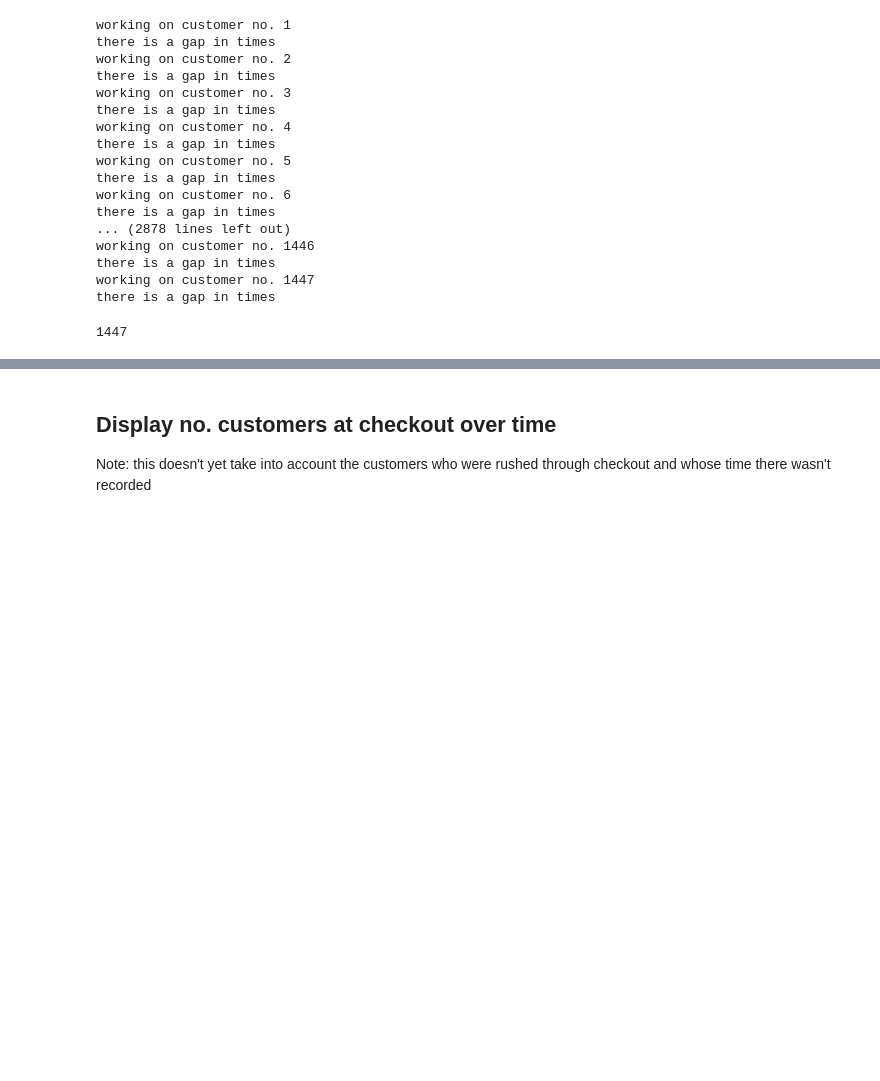
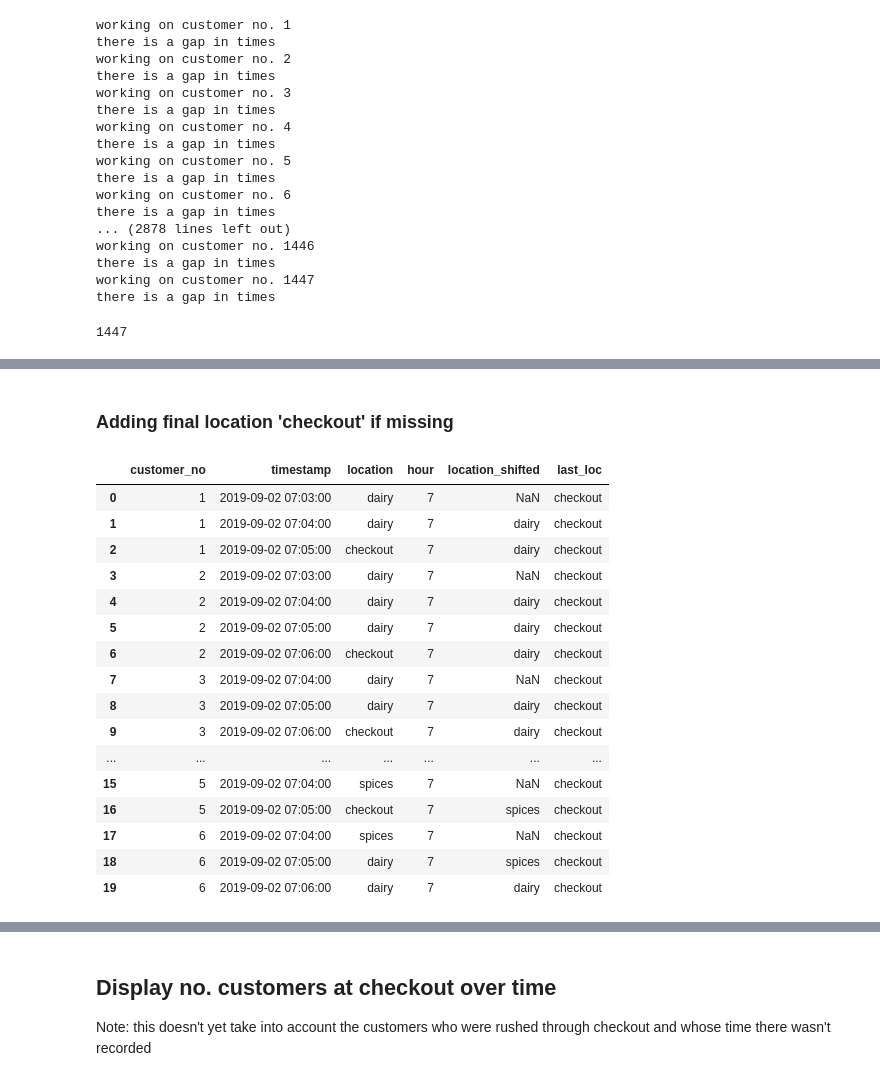
Before and after one commit to Basmatz/Spiced-bootcamp, a Jupyter notebook: Week_8/supermarket_prelim_eda_2020_08_31.ipynb, the cells around one changed output, grey strips where cells are left out. Cells and saved outputs as stored; diff of their text form; code cells hidden in the pictures; blank space fills up the shorter version.

```diff
--- a/Week_8/supermarket_prelim_eda_2020_08_31.ipynb
+++ b/Week_8/supermarket_prelim_eda_2020_08_31.ipynb
@@ -203,0 +226,4 @@ len(filled_data['customer_no'].unique())
+# %%
+filled = filled.drop('customer_no', axis = 1)
+# %%
+filled = filled.reset_index()
@@ -203,0 +243,2 @@ len(filled_data['customer_no'].unique())
+# %%
+filled['location_shifted'] = filled.groupby('customer_no')['location'].shift(1)
@@ -203,0 +265,26 @@ len(filled_data['customer_no'].unique())
+# %% [markdown]
+### Adding final location 'checkout' if missing
+# %%
+# find final location of each customer
+
+filled['last_loc'] = filled.groupby('customer_no')['location'].transform('last')
+# %%
+filled.head(20)
+# %% [output]
+|  | customer_no | timestamp | location | hour | location_shifted | last_loc |
+| 0 | 1 | 2019-09-02 07:03:00 | dairy | 7 | NaN | checkout |
+| 1 | 1 | 2019-09-02 07:04:00 | dairy | 7 | dairy | checkout |
+| 2 | 1 | 2019-09-02 07:05:00 | checkout | 7 | dairy | checkout |
+| 3 | 2 | 2019-09-02 07:03:00 | dairy | 7 | NaN | checkout |
+| 4 | 2 | 2019-09-02 07:04:00 | dairy | 7 | dairy | checkout |
+| 5 | 2 | 2019-09-02 07:05:00 | dairy | 7 | dairy | checkout |
+| 6 | 2 | 2019-09-02 07:06:00 | checkout | 7 | dairy | checkout |
+| 7 | 3 | 2019-09-02 07:04:00 | dairy | 7 | NaN | checkout |
+| 8 | 3 | 2019-09-02 07:05:00 | dairy | 7 | dairy | checkout |
+| 9 | 3 | 2019-09-02 07:06:00 | checkout | 7 | dairy | checkout |
+| ... | ... | ... | ... | ... | ... | ... |
+| 15 | 5 | 2019-09-02 07:04:00 | spices | 7 | NaN | checkout |
+| 16 | 5 | 2019-09-02 07:05:00 | checkout | 7 | spices | checkout |
+| 17 | 6 | 2019-09-02 07:04:00 | spices | 7 | NaN | checkout |
+| 18 | 6 | 2019-09-02 07:05:00 | dairy | 7 | spices | checkout |
+| 19 | 6 | 2019-09-02 07:06:00 | dairy | 7 | dairy | checkout |
```
Also changed, not shown: parts of 24 cells of this notebook.
